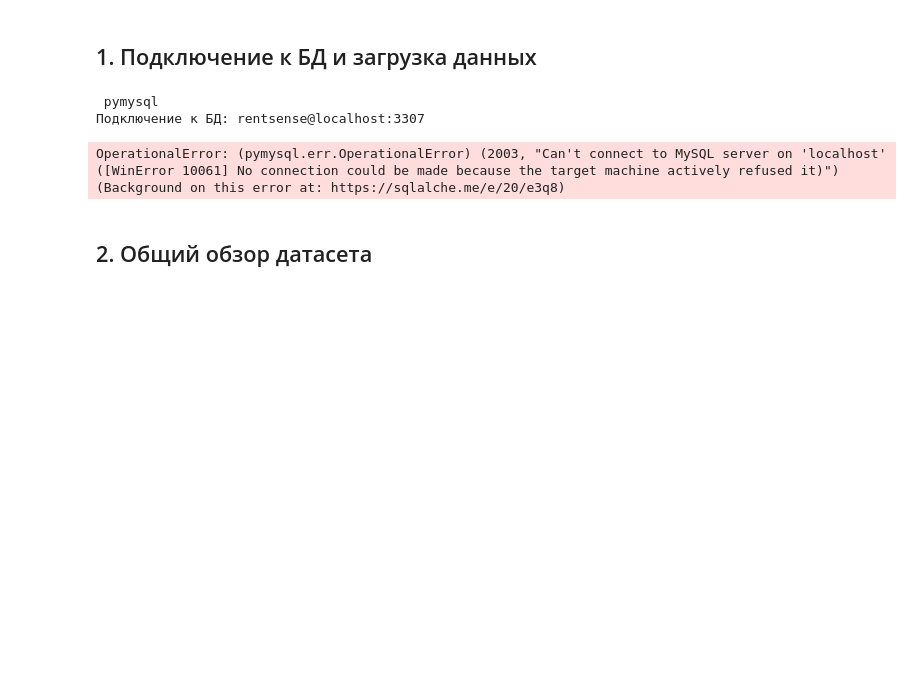
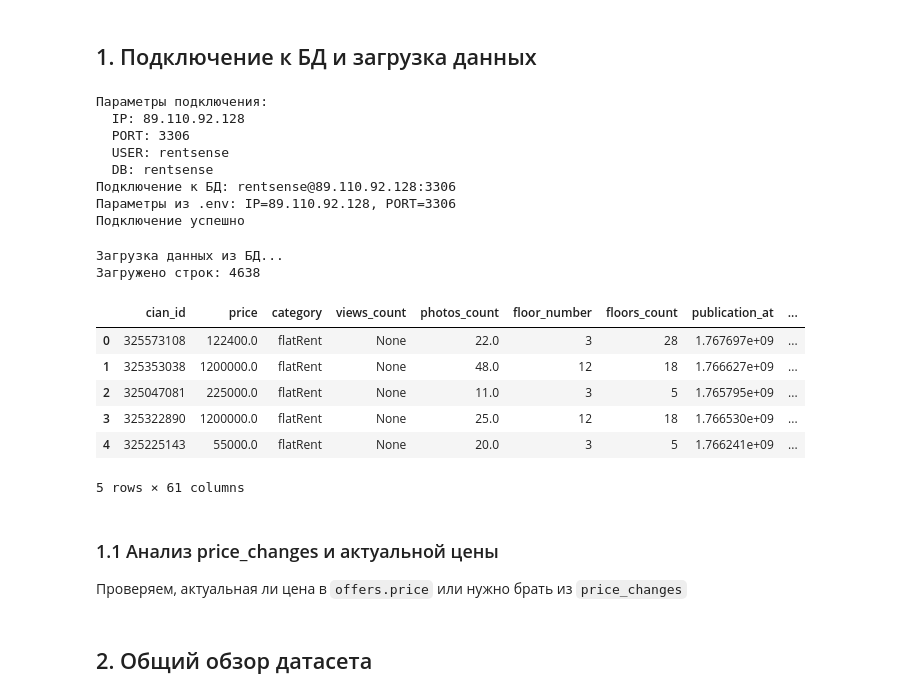
Before and after one commit to krabat7/RentSense, a Jupyter notebook: ml/eda/eda_v1.ipynb, the cells around one changed output. Saved outputs shown, nothing was run; the diff lists cells and outputs as text; code cells hidden in the pictures; blank space fills up the shorter version.

```diff
--- a/ml/eda/eda_v1.ipynb
+++ b/ml/eda/eda_v1.ipynb
@@ -62,6 +62,13 @@ IP = env.get('DB_IP') or '89.110.92.128'
 PORT = env.get('DB_PORT') or '3306'
 DBNAME = env.get('DB_NAME') or 'rentsense'
 
+# Показываем, какие параметры используются (без пароля)
+print(f"Параметры подключения:")
+print(f"  IP: {IP}")
+print(f"  PORT: {PORT}")
+print(f"  USER: {LOGIN}")
+print(f"  DB: {DBNAME}")
+
 DATABASE_URL = f'{DBTYPE}://{LOGIN}:{PASS}@{IP}:{PORT}/{DBNAME}?charset=utf8mb4'
 
 print(f"Подключение к БД: {DBNAME}@{IP}:{PORT}")
@@ -81,8 +88,14 @@ except Exception as e:
     print("4. Firewall/сеть позволяет подключение к удаленному серверу")
     raise
 # %% [output]
- pymysql
-Подключение к БД: rentsense@localhost:3307
+Параметры подключения:
+  IP: 89.110.92.128
+  PORT: 3306
+  USER: rentsense
+  DB: rentsense
+Подключение к БД: rentsense@89.110.92.128:3306
+Параметры из .env: IP=89.110.92.128, PORT=3306
+Подключение успешно
 # %%
 # Загрузка данных
 # Проверка, что engine определен (ячейка 3 должна выполниться успешно)
@@ -93,6 +106,7 @@ query = """
 SELECT
     o.cian_id,
     o.price,
+    o.price_changes,
     o.category,
     o.views_count,
     o.photos_count,
@@ -145,32 +159,43 @@ SELECT
     od.deal_type,
     od.flat_type,
     od.payment_period,
     od.deposit,
     od.prepay_months,
     od.utilities_included,
     od.client_fee,
     od.agent_fee,
     od.description,
 
     d.name as developer_name,
     d.review_count as developer_review_count,
     d.total_rate as developer_rate,
     d.buildings_count as developer_buildings_count,
     d.foundation_year as developer_foundation_year,
     d.is_reliable as developer_is_reliable
 FROM offers o
 LEFT JOIN addresses a ON o.cian_id = a.cian_id
 LEFT JOIN realty_inside ri ON o.cian_id = ri.cian_id
 LEFT JOIN realty_outside ro ON o.cian_id = ro.cian_id
 LEFT JOIN realty_details rd ON o.cian_id = rd.cian_id
 LEFT JOIN offers_details od ON o.cian_id = od.cian_id
 LEFT JOIN developers d ON o.cian_id = d.cian_id
 """
 
 print("Загрузка данных из БД...")
 df = pd.read_sql(query, engine)
 print(f"Загружено строк: {len(df)}")
 df.head()
 # %% [output]
-OperationalError: (pymysql.err.OperationalError) (2003, "Can't connect to MySQL server on 'localhost' ([WinError 10061] No connection could be made because the target machine actively refused it)")
-(Background on this error at: https://sqlalche.me/e/20/e3q8)
+Загрузка данных из БД...
+Загружено строк: 4638
+|  | cian_id | price | category | views_count | photos_count | floor_number | floors_count | publication_at | ... |
+| 0 | 325573108 | 122400.0 | flatRent | None | 22.0 | 3 | 28 | 1.767697e+09 | ... |
+| 1 | 325353038 | 1200000.0 | flatRent | None | 48.0 | 12 | 18 | 1.766627e+09 | ... |
+| 2 | 325047081 | 225000.0 | flatRent | None | 11.0 | 3 | 5 | 1.765795e+09 | ... |
+| 3 | 325322890 | 1200000.0 | flatRent | None | 25.0 | 12 | 18 | 1.766530e+09 | ... |
+| 4 | 325225143 | 55000.0 | flatRent | None | 20.0 | 3 | 5 | 1.766241e+09 | ... |
+5 rows × 61 columns
+# %% [markdown]
+### 1.1 Анализ price_changes и актуальной цены
+
+Проверяем, актуальная ли цена в `offers.price` или нужно брать из `price_changes`
```
Also changed, not shown: parts of 11 cells of this notebook.
